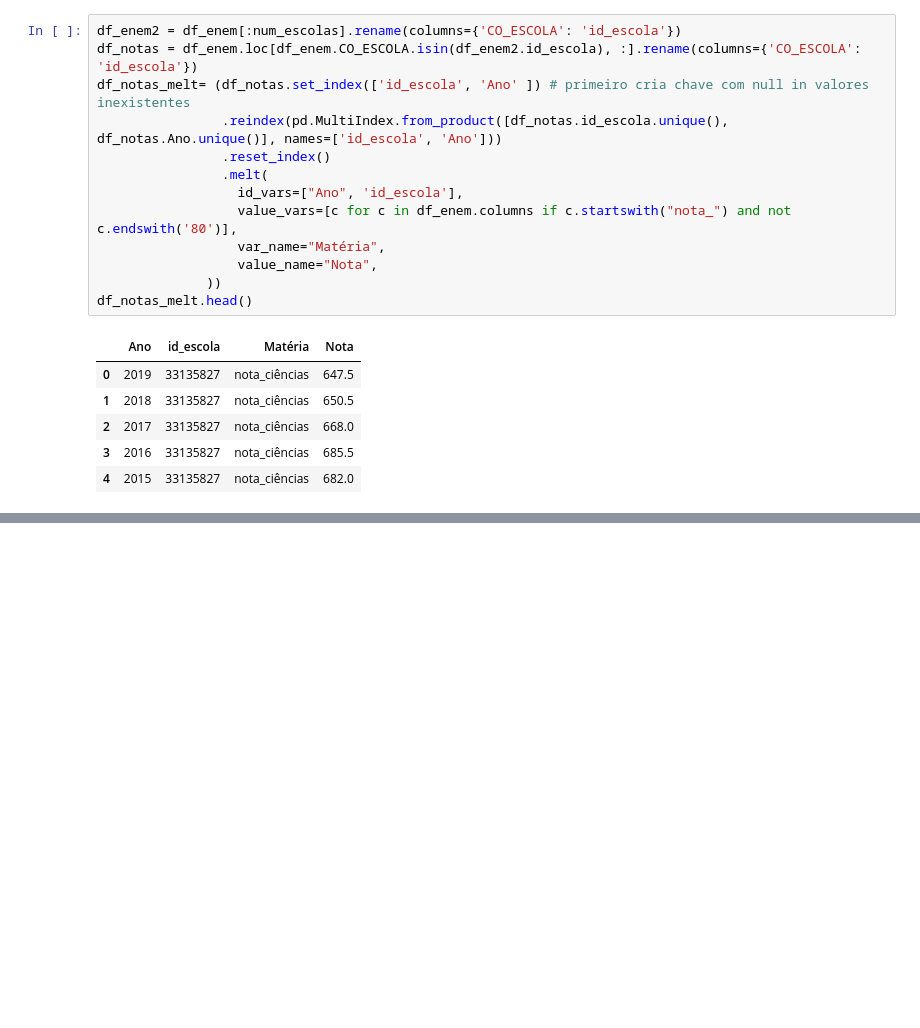
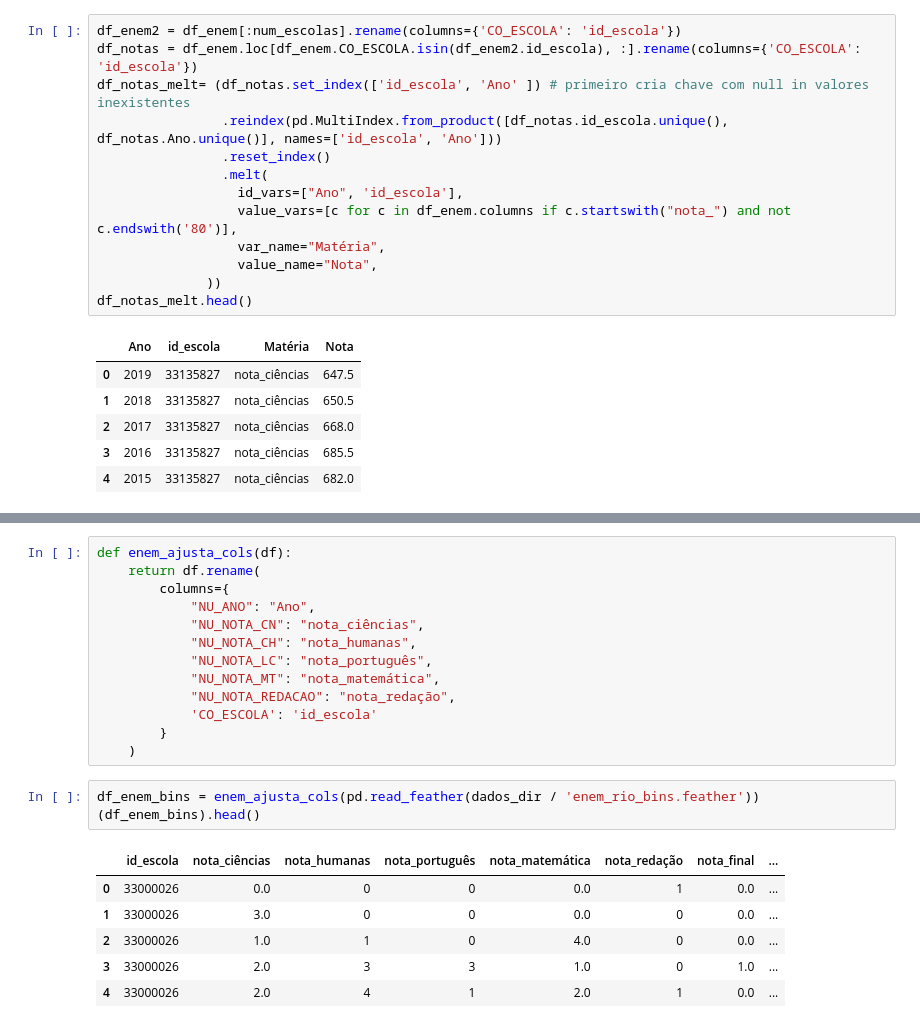
Before and after one commit to pauloneves/educacao, a Jupyter notebook: 07_csvp_altair.ipynb, the cells around one changed output, grey strips where cells are left out. Cells and saved outputs as stored; diff of their text form; blank space fills up the shorter version.

```diff
--- a/07_csvp_altair.ipynb
+++ b/07_csvp_altair.ipynb
@@ -482,0 +470,23 @@ df_notas.shape, df_notas_melt.shape, df_enem2.shape,
+# %%
+def enem_ajusta_cols(df):
+    return df.rename(
+        columns={
+            "NU_ANO": "Ano",
+            "NU_NOTA_CN": "nota_ciências",
+            "NU_NOTA_CH": "nota_humanas",
+            "NU_NOTA_LC": "nota_português",
+            "NU_NOTA_MT": "nota_matemática",
+            "NU_NOTA_REDACAO": "nota_redação",
+            'CO_ESCOLA': 'id_escola'
+        }
+    )
+# %%
+df_enem_bins = enem_ajusta_cols(pd.read_feather(dados_dir / 'enem_rio_bins.feather'))
+(df_enem_bins).head()
+# %% [output]
+|  | id_escola | nota_ciências | nota_humanas | nota_português | nota_matemática | nota_redação | nota_final | ... |
+| 0 | 33000026 | 0.0 | 0 | 0 | 0.0 | 1 | 0.0 | ... |
+| 1 | 33000026 | 3.0 | 0 | 0 | 0.0 | 0 | 0.0 | ... |
+| 2 | 33000026 | 1.0 | 1 | 0 | 4.0 | 0 | 0.0 | ... |
+| 3 | 33000026 | 2.0 | 3 | 3 | 1.0 | 0 | 1.0 | ... |
+| 4 | 33000026 | 2.0 | 4 | 1 | 2.0 | 1 | 0.0 | ... |
```
Also changed, not shown: parts of 9 cells of this notebook, 1 other file.
